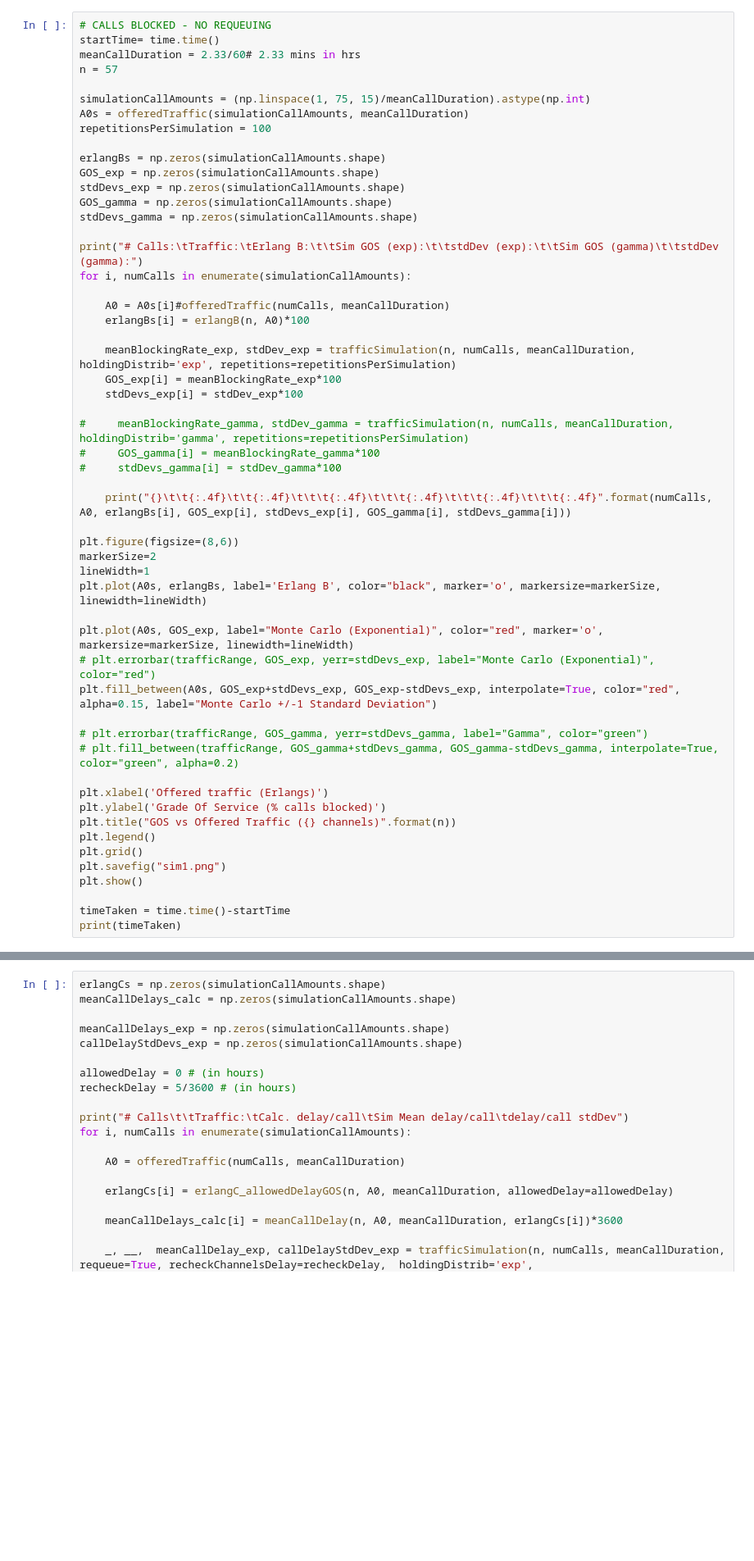
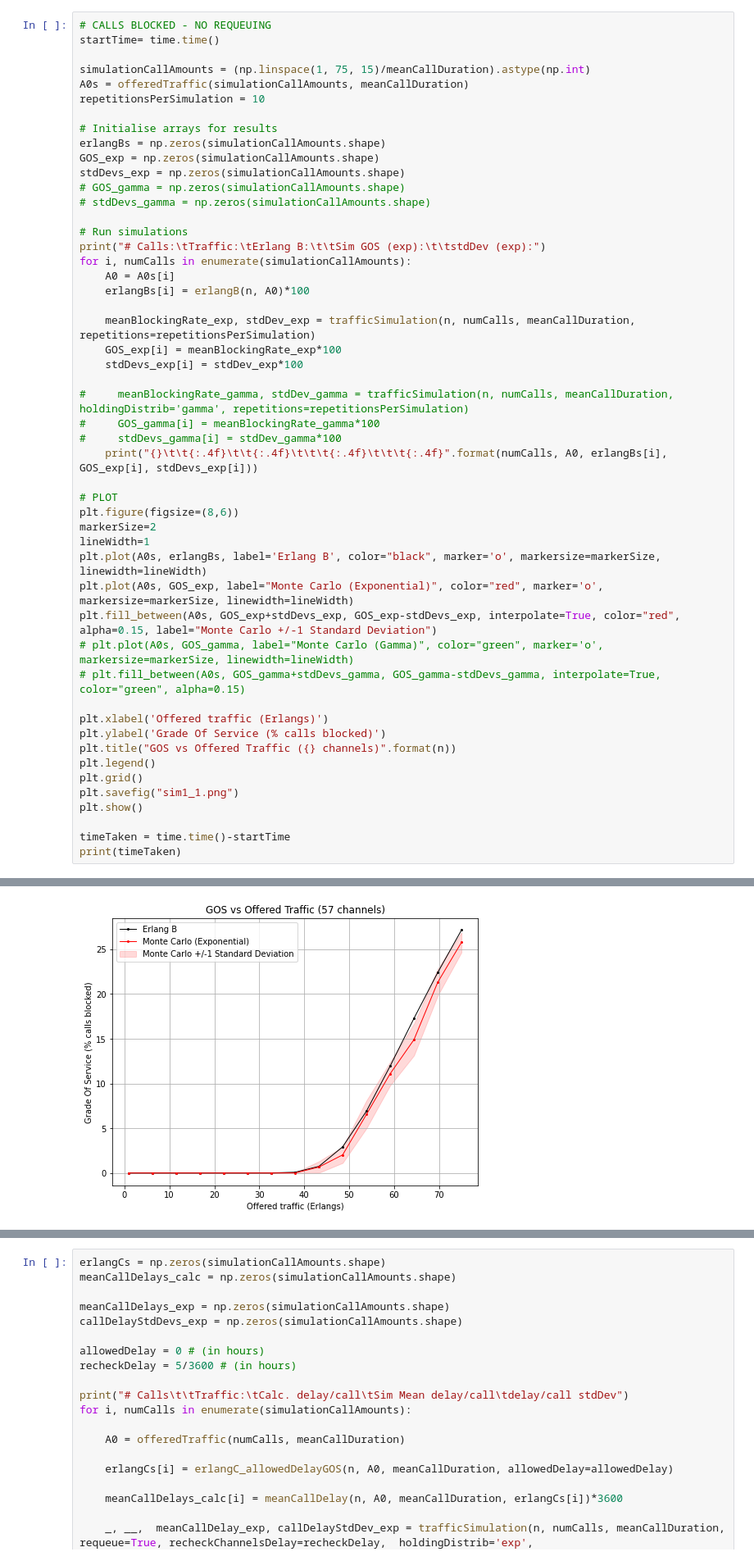
Before and after one commit to Paul-Kielty/Erlang_accuracy_MonteCarlo_simulations, a Jupyter notebook: erlang_b.ipynb, the cells around one changed output, grey strips where cells are left out. Shown at 82% size. Drawn from its saved outputs; the diff is of its cells as text; blank space fills up the shorter version.

```diff
--- a/erlang_b.ipynb
+++ b/erlang_b.ipynb
@@ -235,54 +232,51 @@ print(simulationCallAmounts, A0s)
 # %%
 # CALLS BLOCKED - NO REQUEUING
 startTime= time.time()
-meanCallDuration = 2.33/60# 2.33 mins in hrs
-n = 57
 
 simulationCallAmounts = (np.linspace(1, 75, 15)/meanCallDuration).astype(np.int)
 A0s = offeredTraffic(simulationCallAmounts, meanCallDuration)
-repetitionsPerSimulation = 100
+repetitionsPerSimulation = 10
 
+# Initialise arrays for results
 erlangBs = np.zeros(simulationCallAmounts.shape)
 GOS_exp = np.zeros(simulationCallAmounts.shape)
 stdDevs_exp = np.zeros(simulationCallAmounts.shape)
-GOS_gamma = np.zeros(simulationCallAmounts.shape)
-stdDevs_gamma = np.zeros(simulationCallAmounts.shape)
+# GOS_gamma = np.zeros(simulationCallAmounts.shape)
+# stdDevs_gamma = np.zeros(simulationCallAmounts.shape)
 
-print("# Calls:\tTraffic:\tErlang B:\t\tSim GOS (exp):\t\tstdDev (exp):\t\tSim GOS (gamma)\t\tstdDev (gamma):")
+# Run simulations
+print("# Calls:\tTraffic:\tErlang B:\t\tSim GOS (exp):\t\tstdDev (exp):")
 for i, numCalls in enumerate(simulationCallAmounts):
-
-    A0 = A0s[i]#offeredTraffic(numCalls, meanCallDuration)
+    A0 = A0s[i]
     erlangBs[i] = erlangB(n, A0)*100
 
-    meanBlockingRate_exp, stdDev_exp = trafficSimulation(n, numCalls, meanCallDuration, holdingDistrib='exp', repetitions=repetitionsPerSimulation)
+    meanBlockingRate_exp, stdDev_exp = trafficSimulation(n, numCalls, meanCallDuration, repetitions=repetitionsPerSimulation)
     GOS_exp[i] = meanBlockingRate_exp*100
     stdDevs_exp[i] = stdDev_exp*100
 
 #     meanBlockingRate_gamma, stdDev_gamma = trafficSimulation(n, numCalls, meanCallDuration, holdingDistrib='gamma', repetitions=repetitionsPerSimulation)
 #     GOS_gamma[i] = meanBlockingRate_gamma*100
 #     stdDevs_gamma[i] = stdDev_gamma*100
+    print("{}\t\t{:.4f}\t\t{:.4f}\t\t\t{:.4f}\t\t\t{:.4f}".format(numCalls, A0, erlangBs[i], GOS_exp[i], stdDevs_exp[i]))
 
-    print("{}\t\t{:.4f}\t\t{:.4f}\t\t\t{:.4f}\t\t\t{:.4f}\t\t\t{:.4f}\t\t\t{:.4f}".format(numCalls, A0, erlangBs[i], GOS_exp[i], stdDevs_exp[i], GOS_gamma[i], stdDevs_gamma[i]))
-
+# PLOT
 plt.figure(figsize=(8,6))
 markerSize=2
 lineWidth=1
 plt.plot(A0s, erlangBs, label='Erlang B', color="black", marker='o', markersize=markerSize, linewidth=lineWidth)
-
 plt.plot(A0s, GOS_exp, label="Monte Carlo (Exponential)", color="red", marker='o', markersize=markerSize, linewidth=lineWidth)
-# plt.errorbar(trafficRange, GOS_exp, yerr=stdDevs_exp, label="Monte Carlo (Exponential)", color="red")
 plt.fill_between(A0s, GOS_exp+stdDevs_exp, GOS_exp-stdDevs_exp, interpolate=True, color="red", alpha=0.15, label="Monte Carlo +/-1 Standard Deviation")
-
-# plt.errorbar(trafficRange, GOS_gamma, yerr=stdDevs_gamma, label="Gamma", color="green")
-# plt.fill_between(trafficRange, GOS_gamma+stdDevs_gamma, GOS_gamma-stdDevs_gamma, interpolate=True, color="green", alpha=0.2)
+# plt.plot(A0s, GOS_gamma, label="Monte Carlo (Gamma)", color="green", marker='o', markersize=markerSize, linewidth=lineWidth)
+# plt.fill_between(A0s, GOS_gamma+stdDevs_gamma, GOS_gamma-stdDevs_gamma, interpolate=True, color="green", alpha=0.15)
 
 plt.xlabel('Offered traffic (Erlangs)')
 plt.ylabel('Grade Of Service (% calls blocked)')
 plt.title("GOS vs Offered Traffic ({} channels)".format(n))
 plt.legend()
 plt.grid()
-plt.savefig("sim1.png")
+plt.savefig("sim1_1.png")
 plt.show()
 
 timeTaken = time.time()-startTime
 print(timeTaken)
+# %% [output]
@@ -288,0 +299 @@ print(timeTaken)
+[figure, added]
```
Also changed, not shown: parts of 13 cells of this notebook.
